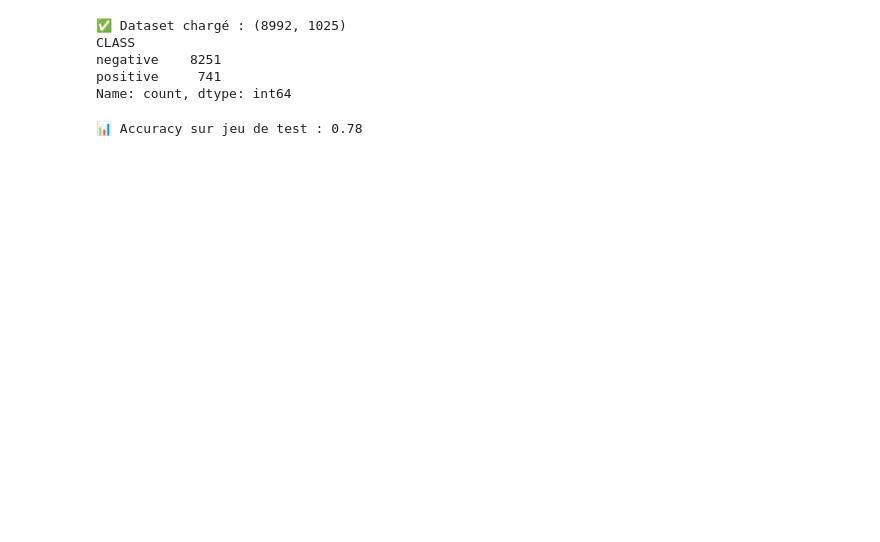
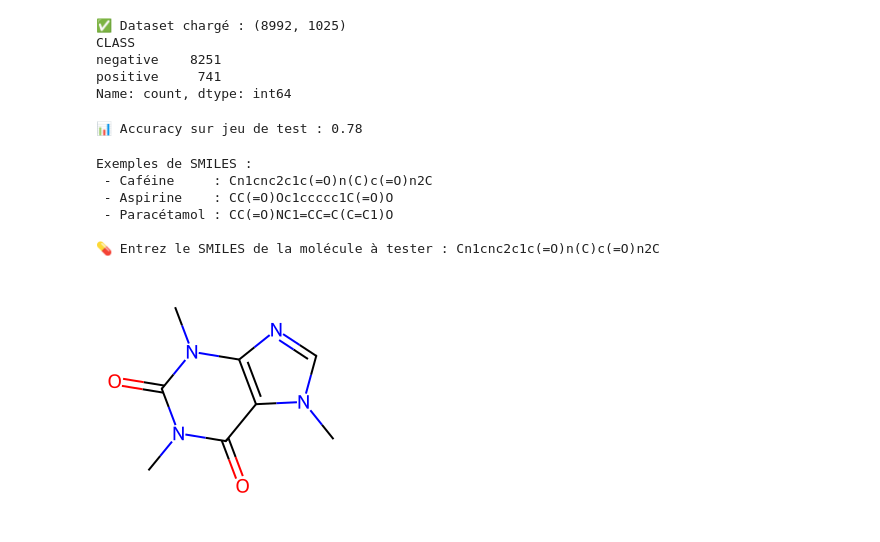
Before and after one commit to Didier06/IA_licence_pro_chimie, a Jupyter notebook: Bayes_RDKIT_Toxicite.ipynb, the cells around one changed output. Saved outputs shown, nothing was run; the diff lists cells and outputs as text; code cells hidden in the pictures; blank space fills up the shorter version.

```diff
--- a/Bayes_RDKIT_Toxicite.ipynb
+++ b/Bayes_RDKIT_Toxicite.ipynb
@@ -48,3 +52,24 @@ model.fit(X_train, y_train)
 print("📊 Accuracy sur jeu de test :", round(model.score(X_test, y_test), 3))
 # %% [output]
 📊 Accuracy sur jeu de test : 0.78
+# %%
+# 3️⃣ Entrée d'une molécule (par SMILES ou nom commun via exemple)
+print("Exemples de SMILES :")
+print(" - Caféine     : Cn1cnc2c1c(=O)n(C)c(=O)n2C")
+print(" - Aspirine    : CC(=O)Oc1ccccc1C(=O)O")
+print(" - Paracétamol : CC(=O)NC1=CC=C(C=C1)O")
+
+smiles = input("\n💊 Entrez le SMILES de la molécule à tester : ")
+mol = Chem.MolFromSmiles(smiles)
+if mol is None:
+    raise ValueError("❌ SMILES invalide, réessayez.")
+
+Draw.MolToImage(mol, size=(250,250))
+# %% [output]
+Exemples de SMILES :
+ - Caféine     : Cn1cnc2c1c(=O)n(C)c(=O)n2C
+ - Aspirine    : CC(=O)Oc1ccccc1C(=O)O
+ - Paracétamol : CC(=O)NC1=CC=C(C=C1)O
+
+💊 Entrez le SMILES de la molécule à tester : Cn1cnc2c1c(=O)n(C)c(=O)n2C
+[figure, added]
```
Also changed, not shown: parts of 7 cells of this notebook.
